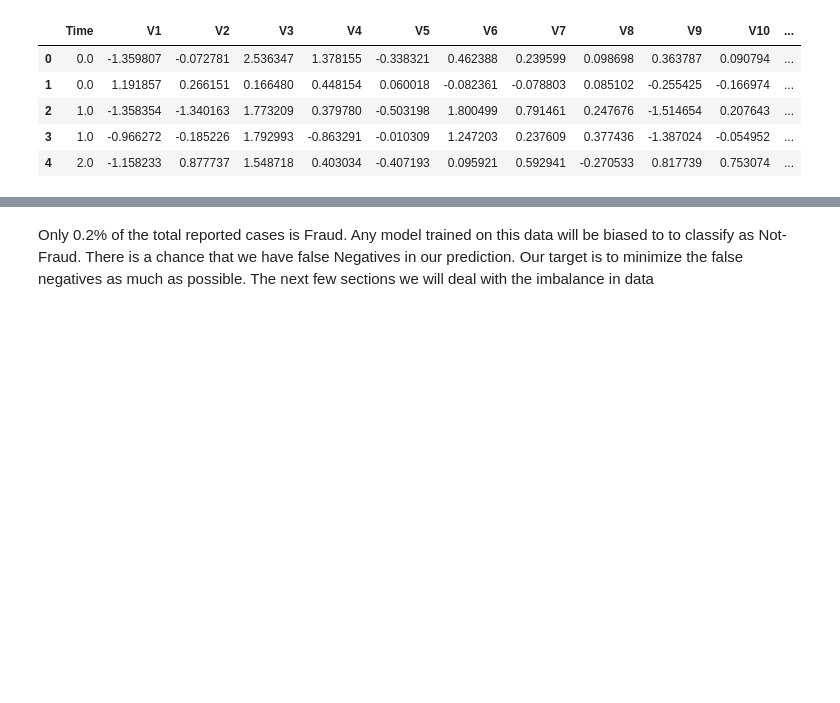
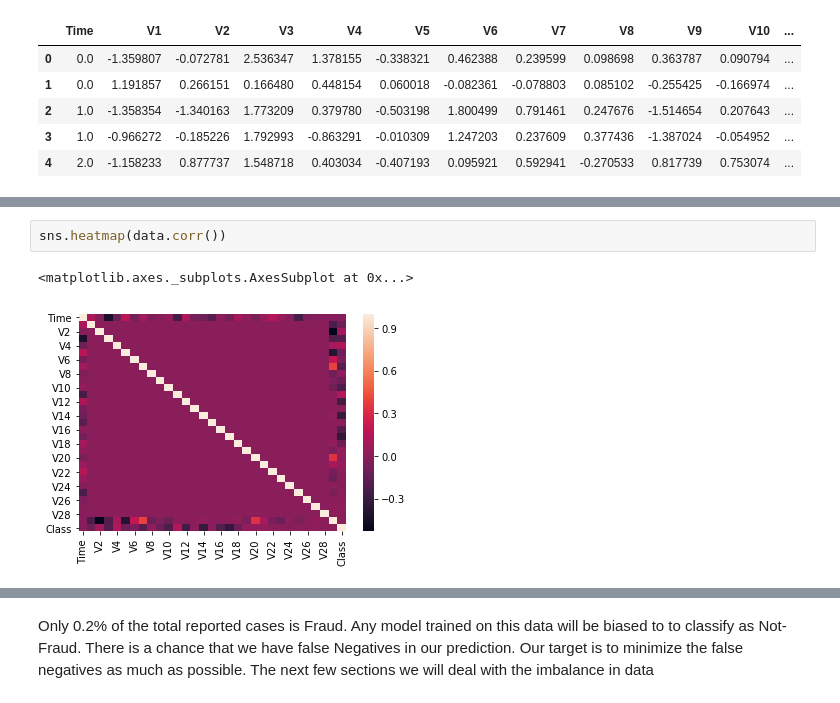
Before and after one commit to pointerness/udacity_capstone, a Jupyter notebook: Udacity_Capstone.ipynb, the cells around one changed output, grey strips where cells are left out. Saved outputs shown, nothing was run; the diff lists cells and outputs as text; blank space fills up the shorter version.

```diff
--- a/Udacity_Capstone.ipynb
+++ b/Udacity_Capstone.ipynb
@@ -81,3 +90,8 @@ data.describe()
+# %%
+sns.heatmap(data.corr())
+# %% [output]
+<matplotlib.axes._subplots.AxesSubplot at 0x...>
+[figure, added]
 # %%
 labels = ['Fraud', 'Not Fraud']
 sizes = [data['Class'].value_counts()[1], data['Class'].value_counts()[0]]
```
Also changed, not shown: parts of 21 cells of this notebook.
